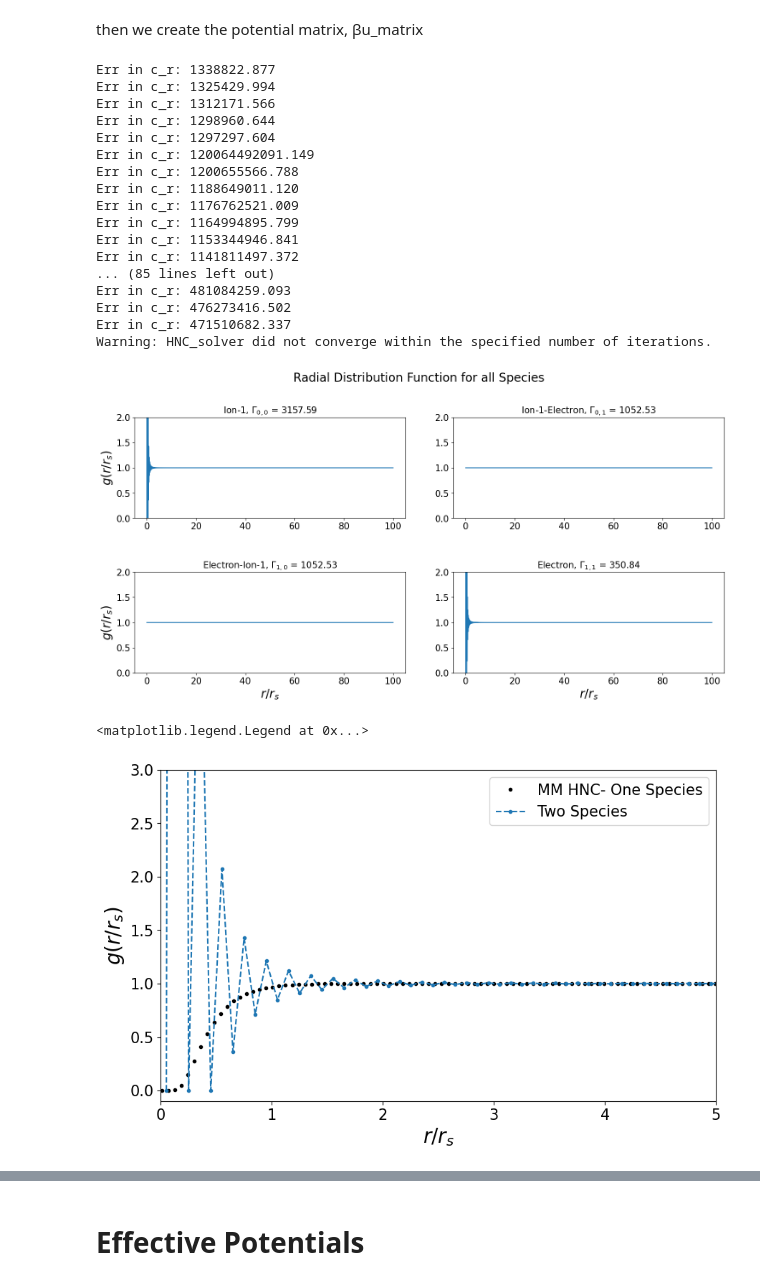
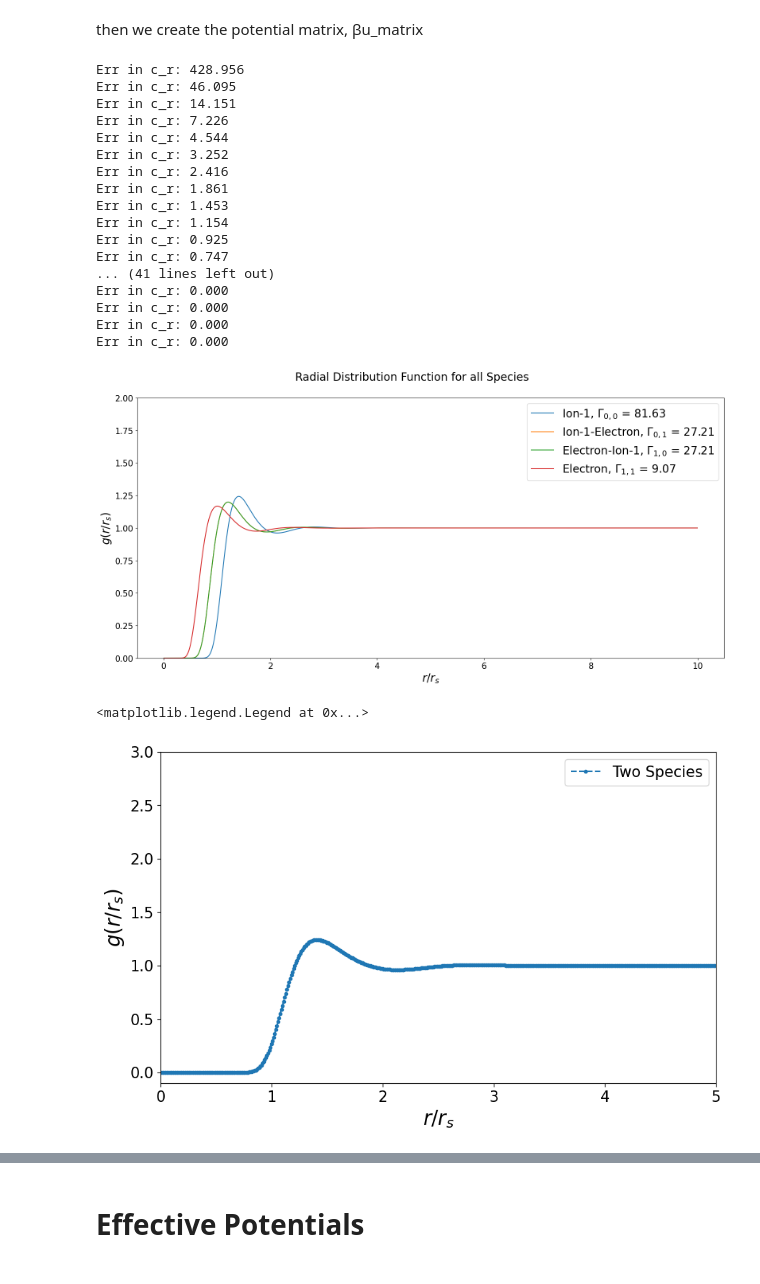
Before and after one commit to ZachAJohnson/hnc, a Jupyter notebook: QSP_HNC.ipynb, the cells around one changed output, grey strips where cells are left out. Saved outputs shown, nothing was run; the diff lists cells and outputs as text; code cells hidden in the pictures.

Commit message:
Big commit. Now long vs short range implemented and working. This new version is in hnc_n_multiscale.py. Also, realized HNC inversion is exact! QSP working and implemented.

```diff
--- a/QSP_HNC.ipynb
+++ b/QSP_HNC.ipynb
@@ -30,7 +30,7 @@ Kelvin = 8.61732814974493e-5*eV #Similarly, 1 Kelvin = 3.167e-6... in natural un
 π = np.pi
 # [AU]
 rs  = 3
-T   = 0.0009500914508907175#1*eV
+T   = 1*eV
 Zstar=3
 
 β   = 1/T
@@ -41,3 +41,4 @@ m_e = 1
 Γee = β/rs
 Γei = Zstar*β/rs
 Γii = Zstar**2*β/rs
+print(Γee, Γei, Γii)
@@ -72,54 +75,57 @@ Gamma = np.array(  [[Γii,  Γei],
 
 names = ["Ion-1", "Electron", ]
 kappa = 3
-rho = np.array([  3/(4*np.pi), 3/(4*np.pi), 3/(4*np.pi)  ])
-hnc2 = HNC_solver(N_species, Gamma=Gamma, kappa=kappa, tol=1e-3, alpha=1e-2, rho = rho,
-                  num_iterations=int(1e2), R_max=100, N_bins=1000, names=names)
+rho = np.array([  3/(4*np.pi), 3/(4*np.pi) ])
+hnc2 = HNC_solver(N_species, Gamma=Gamma, kappa=kappa, tol=1e-4,
+                 kappa_multiscale=2, rho = rho, num_iterations=int(1e4),
+                 R_max=10, N_bins=1000, names=names)
 # %% [markdown]
 then we create the potential matrix, βu_matrix
 # %%
-hnc2.βu_matrix[0,0] = βvii(hnc2.r_array)
-hnc2.βu_matrix[1,0] = βvei_atomic(hnc2.r_array)
-hnc2.βu_matrix[0,1] = βvei_atomic(hnc2.r_array)
-hnc2.βu_matrix[1,1] = βvee(hnc2.r_array)
+hnc2.βu_r_matrix[0,0] = βvii(hnc2.r_array)
+hnc2.βu_r_matrix[1,0] = βvei(hnc2.r_array)
+hnc2.βu_r_matrix[0,1] = βvei(hnc2.r_array)
+hnc2.βu_r_matrix[1,1] = βvee(hnc2.r_array)
+# %%
+hnc2.HNC_solve(alpha=1)
+# %% [output]
+Err in c_r: 428.956
+Err in c_r: 46.095
+Err in c_r: 14.151
+Err in c_r: 7.226
+Err in c_r: 4.544
+Err in c_r: 3.252
+Err in c_r: 2.416
+Err in c_r: 1.861
+Err in c_r: 1.453
+Err in c_r: 1.154
+Err in c_r: 0.925
+Err in c_r: 0.747
+... (41 lines left out)
+Err in c_r: 0.000
+Err in c_r: 0.000
+Err in c_r: 0.000
+Err in c_r: 0.000
 # %%
-hnc2.HNC_solve()
 # print(hnc.c_r_matrix)
 
 h_r_matrix = hnc2.h_r_matrix
 c_r_matrix = hnc2.c_r_matrix
 
 # To get the radial distribution function g(r), you can add 1 to the h_r_matrix:
 g_r_matrix = h_r_matrix + 1
 
 # To visualize the results, you can use matplotlib to plot the g(r) function:
-# hnc.plot_species((0,0))
-# hnc.plot_species_convergence((0,0))
+# hnc2.plot_species((0,0))
+# hnc2.plot_species_convergence((0,0))
 hnc2.plot_g_all_species()
 # %% [output]
-Err in c_r: 1338822.877
-Err in c_r: 1325429.994
-Err in c_r: 1312171.566
-Err in c_r: 1298960.644
-Err in c_r: 1297297.604
-Err in c_r: 120064492091.149
-Err in c_r: 1200655566.788
-Err in c_r: 1188649011.120
-Err in c_r: 1176762521.009
-Err in c_r: 1164994895.799
-Err in c_r: 1153344946.841
-Err in c_r: 1141811497.372
-... (85 lines left out)
-Err in c_r: 481084259.093
-Err in c_r: 476273416.502
-Err in c_r: 471510682.337
-Warning: HNC_solver did not converge within the specified number of iterations.
-[figure, old version]
+[figure, new version]
 # %%
 fig, ax = plt.subplots(figsize=(10,6))
 
-MM_r, MM_g = np.loadtxt("/home/zach/plasma/atomic_forces/average_atom/jupyter/Murillo_HNC.txt").T
-ax.plot(MM_r[::3], MM_g[::3], 'k.', label="MM HNC- One Species")
+# MM_r, MM_g = np.loadtxt("/home/zach/plasma/atomic_forces/average_atom/jupyter/Murillo_HNC.txt").T
+# ax.plot(MM_r[::3], MM_g[::3], 'k.', label="MM HNC- One Species")
 # ax.plot(hnc.r_array, hnc.h_r_matrix[0,0]+1, label="One Species")
 ax.plot(hnc2.r_array, hnc2.h_r_matrix[0,0]+1,'--.', label="Two Species")
 ax.set_ylabel(r'$g(r/r_s)$',fontsize=20)
@@ -130,4 +136,4 @@ ax.tick_params(labelsize=15)
 ax.legend(fontsize=15)
 # %% [output]
 <matplotlib.legend.Legend at 0x...>
-[figure, old version]
+[figure, new version]
```
Also changed, not shown: parts of 23 cells of this notebook, 4 other files.
